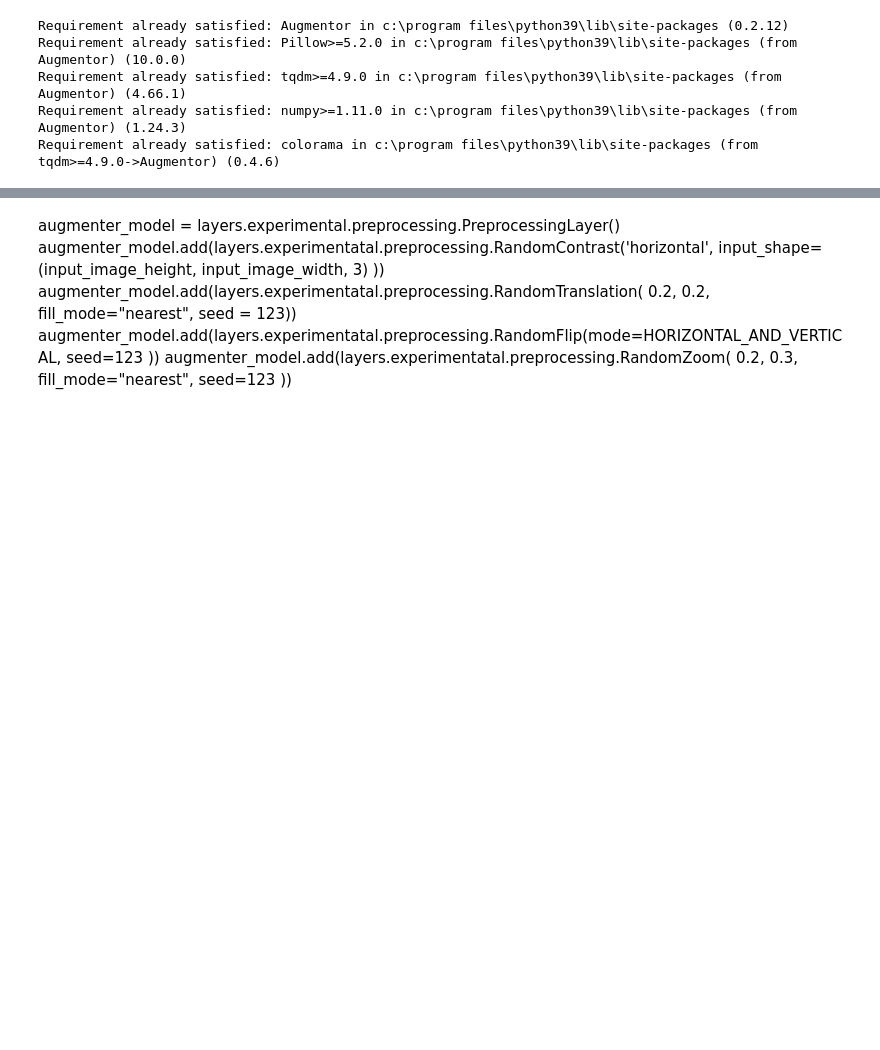
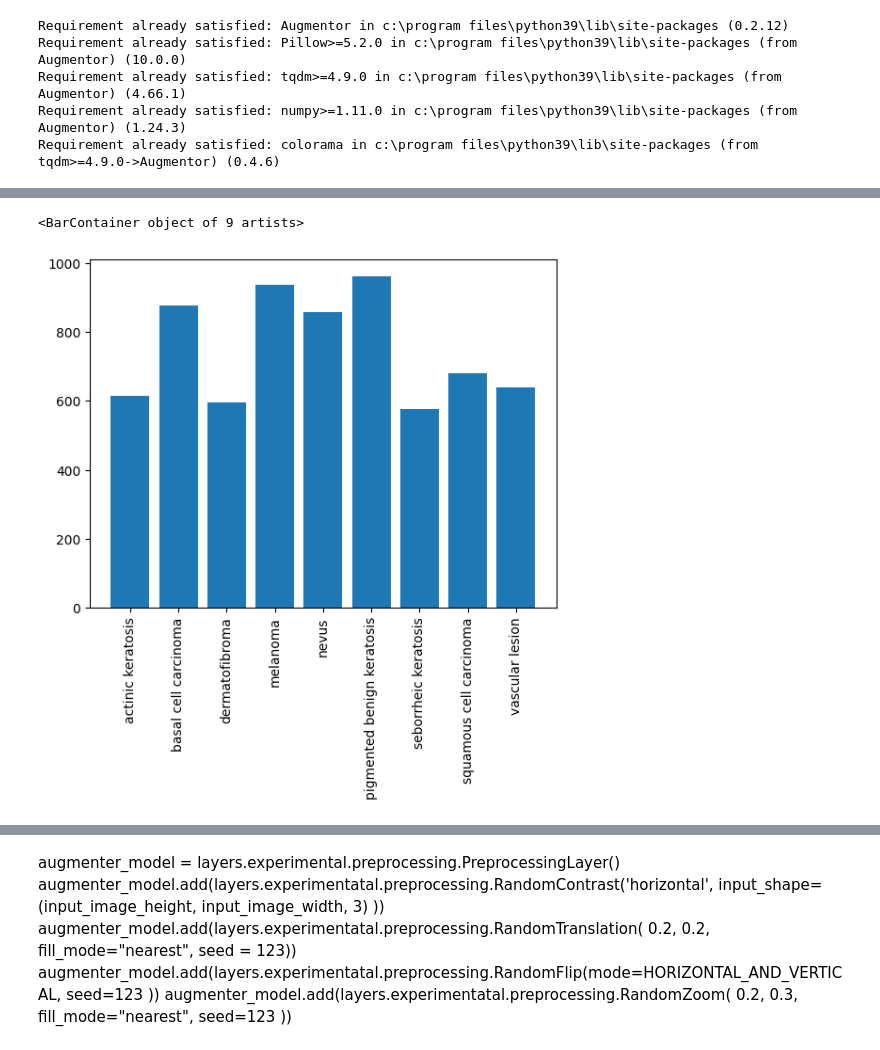
Before and after one commit to Vasista-Eranki/MelanomaDetectionAssignment, a Jupyter notebook: Melanoma_Detection_Assignment_SatyaKrishnaVasista.ipynb, the cells around one changed output, grey strips where cells are left out. Cells and saved outputs as stored; diff of their text form; code cells hidden in the pictures; blank space fills up the shorter version.

```diff
--- a/Melanoma_Detection_Assignment_SatyaKrishnaVasista.ipynb
+++ b/Melanoma_Detection_Assignment_SatyaKrishnaVasista.ipynb
@@ -302,6 +311,0 @@ Existing Images Count: 2239
-# %%
-lesion_list_new = [os.path.basename(os.path.dirname(y)) for y in path_list_new]
-print("Categories of Newly Generated Images:", set(lesion_list_new))
-
-lesion_list_old = [os.path.basename(os.path.dirname(y)) for y in path_list_old]
-print("Categories of Existing Generated Images:", set(lesion_list_old))
@@ -321,3 +334,5 @@ consolidated_dff =pd.concat([df_new, df_old])
+# %%
+consolidated_df =pd.concat([df_new, df_old])
 # %%
 consolidated_df['Label'].value_counts()
 # %% [output]
@@ -328,0 +350,9 @@ print('Images in Train:', len(k.file_paths))
+# %%
+data_consolidated = consolidated_df.groupby(by='Label').agg('count')
+data_consolidated['Label'] = data_consolidated.index
+plt.xticks(rotation=90)
+plt.bar(data_consolidated['Label'], data_consolidated['Path'], width=0.8)
+#plt.bar( x='Label', data=df_old['Label'].value_counts(), height=50)
+# %% [output]
+<BarContainer object of 9 artists>
+[figure, added]
```
Also changed, not shown: parts of 26 cells of this notebook.
